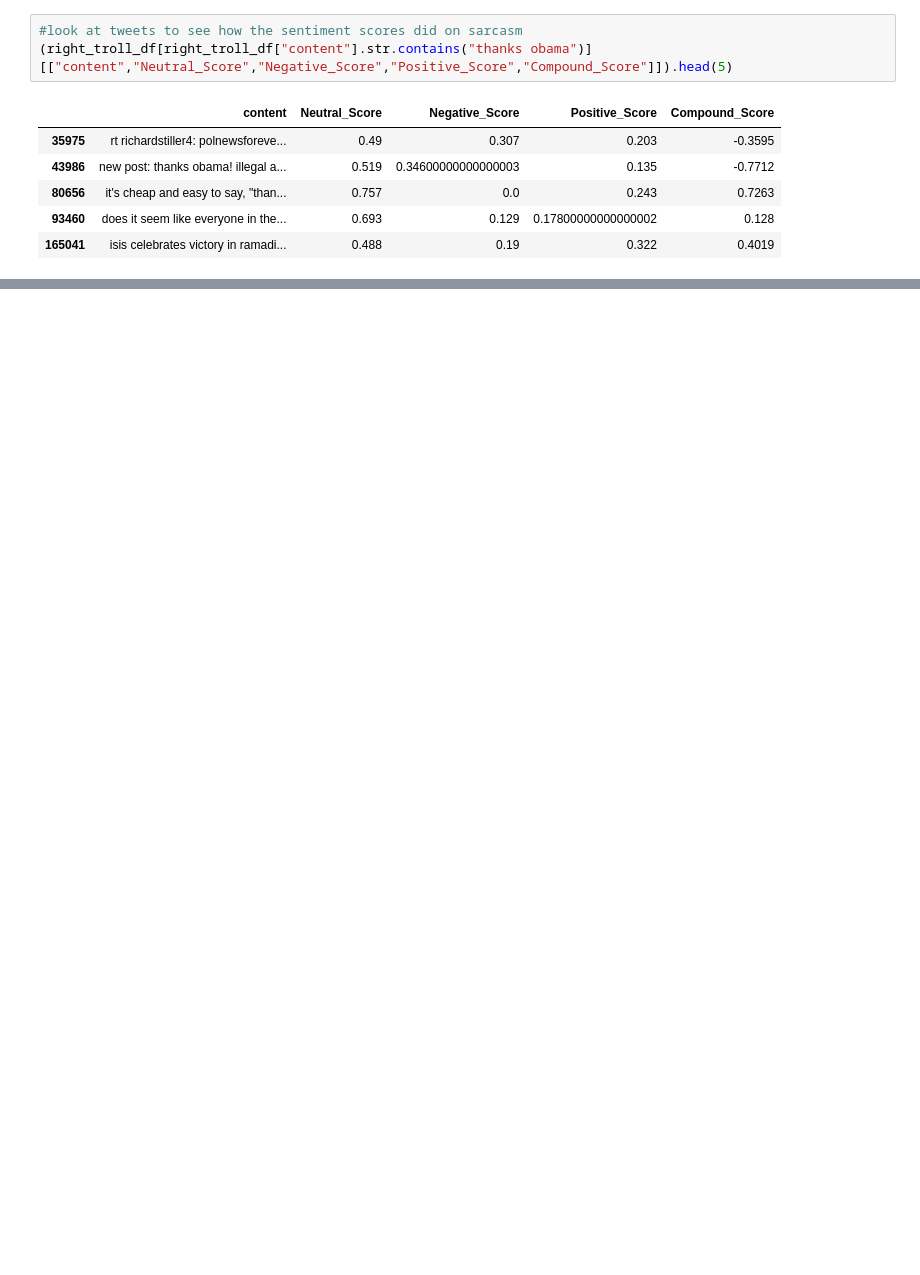
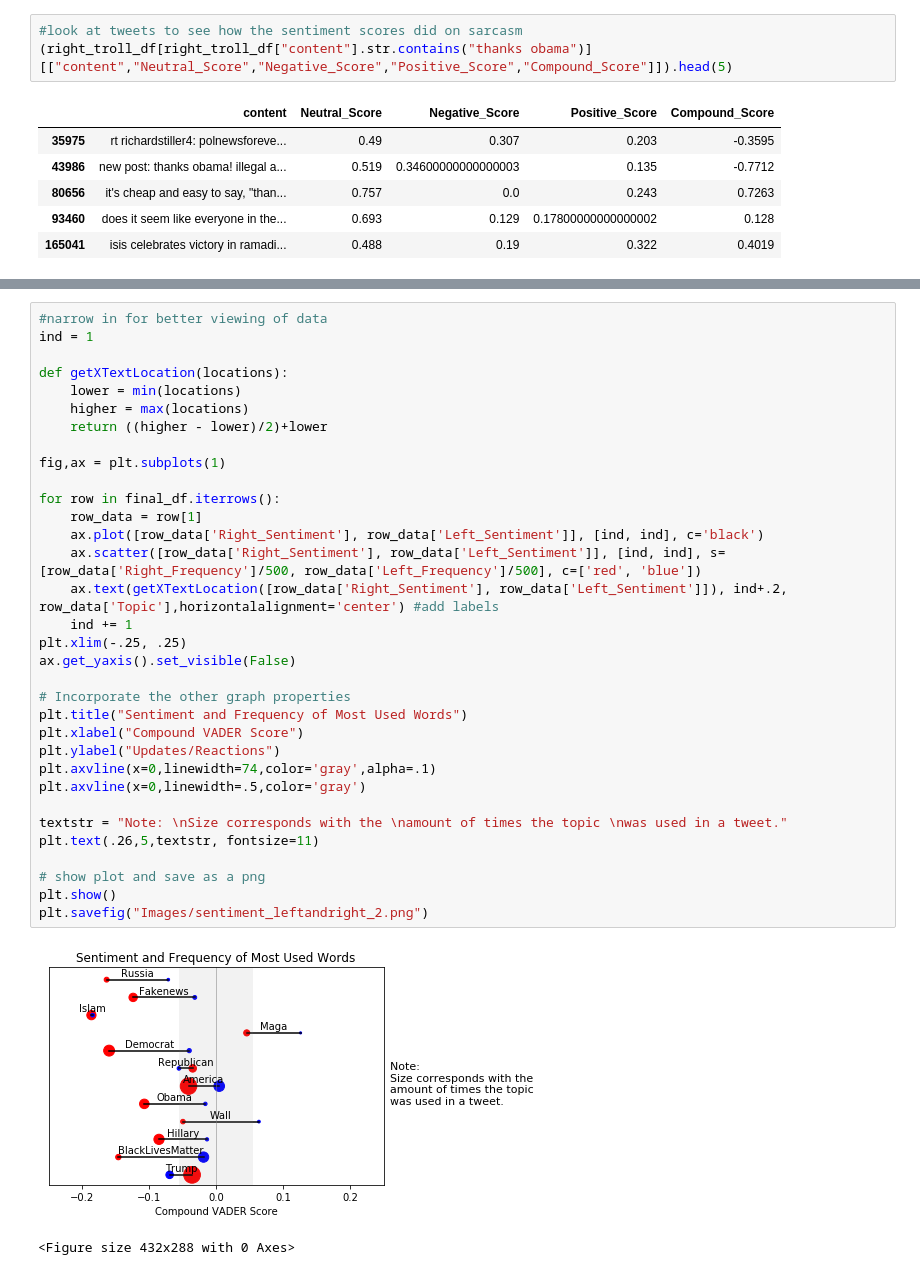
Before and after one commit to TimStOnge/Russian-Troll-Tweets-Sentiment-Analysis, a Jupyter notebook: Sarah-Analysis.ipynb, the cells around one changed output, grey strips where cells are left out. Cells and saved outputs as stored; diff of their text form; blank space fills up the shorter version.

```diff
--- a/Sarah-Analysis.ipynb
+++ b/Sarah-Analysis.ipynb
@@ -280,0 +282,36 @@ ValueError: Must pass DataFrame with boolean values only
+# %%
+#narrow in for better viewing of data
+ind = 1
+
+def getXTextLocation(locations):
+    lower = min(locations)
+    higher = max(locations)
+    return ((higher - lower)/2)+lower
+
+fig,ax = plt.subplots(1)
+
+for row in final_df.iterrows():
+    row_data = row[1]
+    ax.plot([row_data['Right_Sentiment'], row_data['Left_Sentiment']], [ind, ind], c='black')
+    ax.scatter([row_data['Right_Sentiment'], row_data['Left_Sentiment']], [ind, ind], s=[row_data['Right_Frequency']/500, row_data['Left_Frequency']/500], c=['red', 'blue'])
+    ax.text(getXTextLocation([row_data['Right_Sentiment'], row_data['Left_Sentiment']]), ind+.2, row_data['Topic'],horizontalalignment='center') #add labels
+    ind += 1
+plt.xlim(-.25, .25)
+ax.get_yaxis().set_visible(False)
+
+# Incorporate the other graph properties
+plt.title("Sentiment and Frequency of Most Used Words")
+plt.xlabel("Compound VADER Score")
+plt.ylabel("Updates/Reactions")
+plt.axvline(x=0,linewidth=74,color='gray',alpha=.1)
+plt.axvline(x=0,linewidth=.5,color='gray')
+
+textstr = "Note: \nSize corresponds with the \namount of times the topic \nwas used in a tweet."
+plt.text(.26,5,textstr, fontsize=11)
+
+# show plot and save as a png
+plt.show()
+plt.savefig("Images/sentiment_leftandright_2.png")
+# %% [output]
+[figure, added]
+<Figure size 432x288 with 0 Axes>
```
Also changed, not shown: parts of 5 cells of this notebook, 1 other file.
